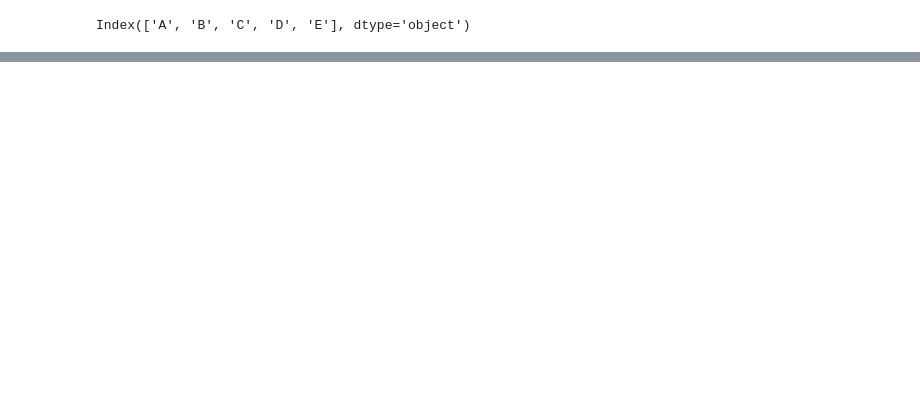
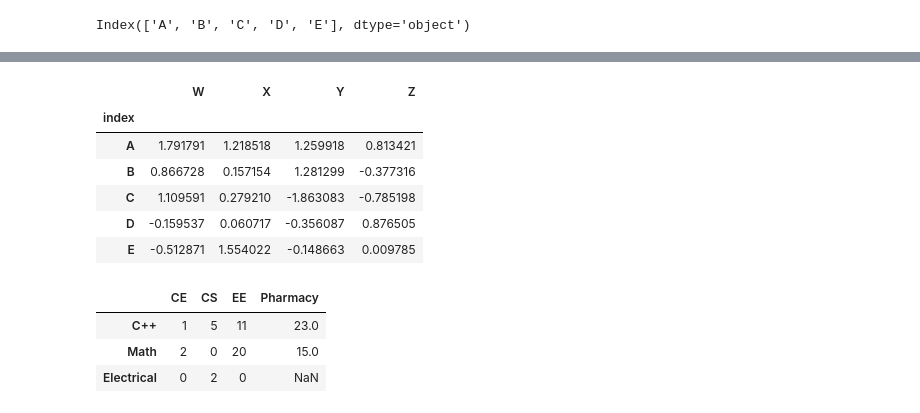
Before and after one commit to felixop7/Machine-Learning, a Jupyter notebook: Basics/Pandas/Pandas.ipynb, the cells around one changed output, grey strips where cells are left out. Cells and saved outputs as stored; diff of their text form; code cells hidden in the pictures; blank space fills up the shorter version.

```diff
--- a/Basics/Pandas/Pandas.ipynb
+++ b/Basics/Pandas/Pandas.ipynb
@@ -308,0 +325,12 @@ df[(df['W']>0) & (df['Y'] <0)]
+# %%
+df.set_index('index',inplace=True)
+# %%
+df
+# %% [output]
+|  | W | X | Y | Z |
+| index |  |  |  |  |
+| A | 1.791791 | 1.218518 | 1.259918 | 0.813421 |
+| B | 0.866728 | 0.157154 | 1.281299 | -0.377316 |
+| C | 1.109591 | 0.279210 | -1.863083 | -0.785198 |
+| D | -0.159537 | 0.060717 | -0.356087 | 0.876505 |
+| E | -0.512871 | 1.554022 | -0.148663 | 0.009785 |
@@ -308,0 +342,7 @@ df[(df['W']>0) & (df['Y'] <0)]
+# %%
+df
+# %% [output]
+|  | CE | CS | EE | Pharmacy |
+| C++ | 1 | 5 | 11 | 23.0 |
+| Math | 2 | 0 | 20 | 15.0 |
+| Electrical | 0 | 2 | 0 | NaN |
```
Also changed, not shown: parts of 29 cells of this notebook.
